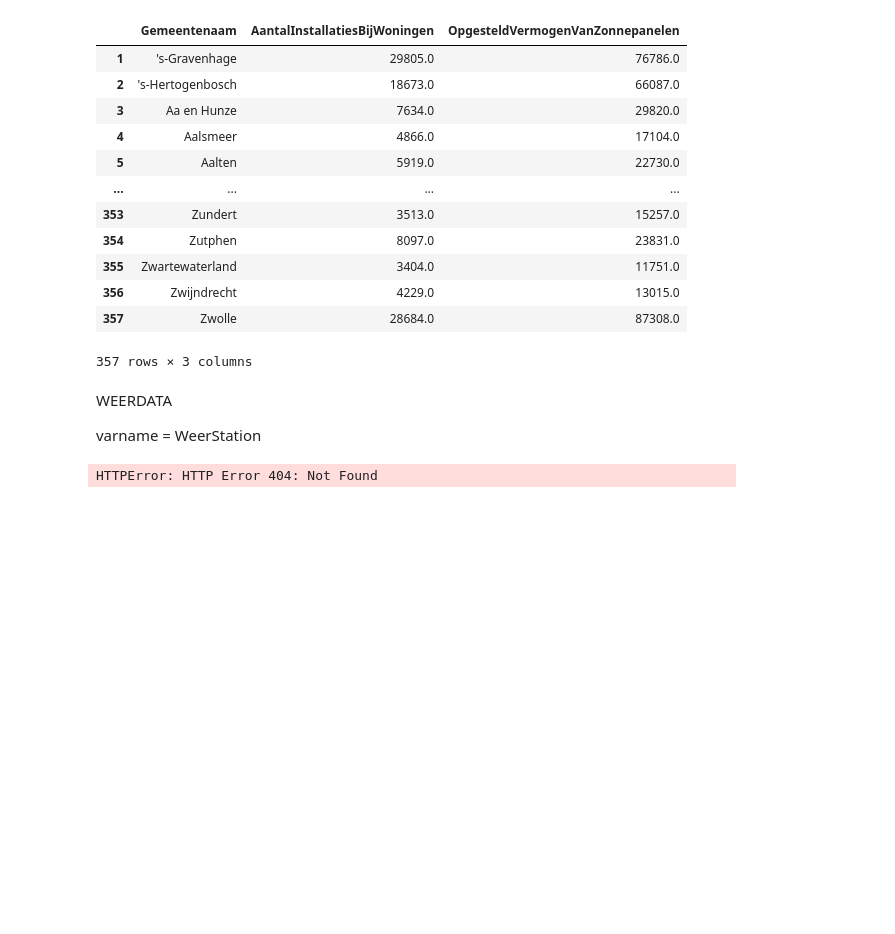
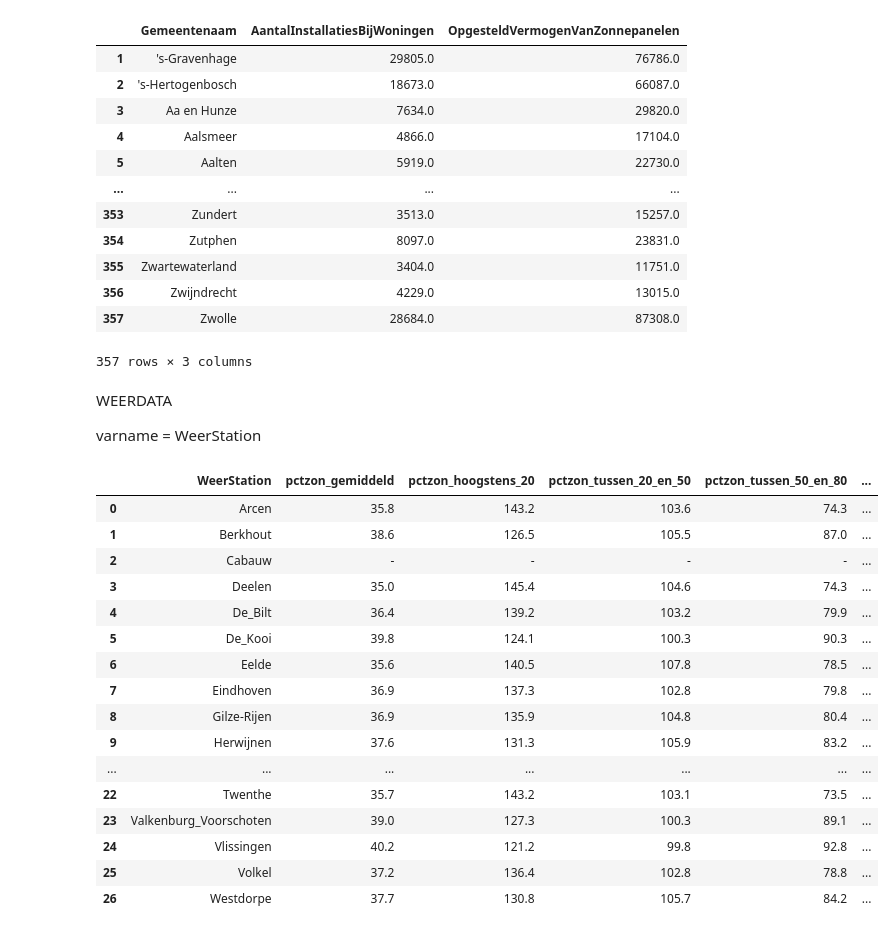
Before and after one commit to lucasnijder/2AMD20-group19, a Jupyter notebook: preprocessing.ipynb, the cells around one changed output. Saved outputs shown, nothing was run; the diff lists cells and outputs as text; code cells hidden in the pictures; blank space fills up the shorter version.

Commit message:
Finalised climate data

```diff
--- a/preprocessing.ipynb
+++ b/preprocessing.ipynb
@@ -254,23 +254,35 @@ for WS in WS_list:
     dfWeerStation = pd.read_csv(urlWeerStation, encoding= "unicode_escape", sep =",", comment='#', names=ColumnNames).set_index('metric')['jaar']
     dfTotaalWeerStations[WS[:-4]] = dfWeerStation
 
-#dfWeerStation['metric'] = dfWeerStation['metric'].map(lambda x: x.strip(" "))
-
-dfTotaalWeerStations.T
-
-# columnRenaming_WeerStation = {"pctzon":"test"}
-# columnsNecessary_WeerStation = ["pctzon_gemiddeld"]
-
-# preProcessed_WeerStation = dfSun.rename(columnRenaming_WeerStation, axis=1)
-# preProcessed_WeerStation = preProcessed_WeerStation[columnsNecessary_WeerStation]
-
-# grouped_preProcessed_sun = preProcessed_sun.groupby(["Gemeentenaam"])[["AantalInstallatiesBijWoningen", "OpgesteldVermogenVanZonnepanelen"]].sum().reset_index()
-# grouped_preProcessed_sun = grouped_preProcessed_sun[grouped_preProcessed_sun['Gemeentenaam'] != '                                        ']
-# grouped_preProcessed_sun['Gemeentenaam'] = grouped_preProcessed_sun['Gemeentenaam'].map(lambda x: x.strip(" "))
-
-# grouped_preProcessed_sun.to_csv('2_preprocessed_data/Sun.csv')
-# grouped_preProcessed_sun
-
-# preProcessed_WeerStation
+dfTotaalWeerStations = dfTotaalWeerStations.T
-# %% [output]
-HTTPError: HTTP Error 404: Not Found
+# %%
+
+dfTotaalWeerStations.columns = dfTotaalWeerStations.columns.map(lambda x: x.strip(" "))
+
+columnsNecessary_WeerStation = [col for col in dfTotaalWeerStations.columns if col.startswith('FXX') or col.startswith('pct') or col.startswith('FG')]
+columnsNecessary_WeerStation.append('TG_gemiddeld')
+
+preProcessed_TotaalWeerStation = dfTotaalWeerStations[columnsNecessary_WeerStation].reset_index()
+preProcessed_TotaalWeerStation = preProcessed_TotaalWeerStation.rename_axis(None, axis=1)
+preProcessed_TotaalWeerStation = preProcessed_TotaalWeerStation.rename({'index':'WeerStation'}, axis=1)
+
+preProcessed_TotaalWeerStation.to_csv('2_preprocessed_data/TotaalWeerStation.csv', index=False)
+preProcessed_TotaalWeerStation
+# %% [output]
+|  | WeerStation | pctzon_gemiddeld | pctzon_hoogstens_20 | pctzon_tussen_20_en_50 | pctzon_tussen_50_en_80 | ... |
+| 0 | Arcen | 35.8 | 143.2 | 103.6 | 74.3 | ... |
+| 1 | Berkhout | 38.6 | 126.5 | 105.5 | 87.0 | ... |
+| 2 | Cabauw | - | - | - | - | ... |
+| 3 | Deelen | 35.0 | 145.4 | 104.6 | 74.3 | ... |
+| 4 | De_Bilt | 36.4 | 139.2 | 103.2 | 79.9 | ... |
+| 5 | De_Kooi | 39.8 | 124.1 | 100.3 | 90.3 | ... |
+| 6 | Eelde | 35.6 | 140.5 | 107.8 | 78.5 | ... |
+| 7 | Eindhoven | 36.9 | 137.3 | 102.8 | 79.8 | ... |
+| 8 | Gilze-Rijen | 36.9 | 135.9 | 104.8 | 80.4 | ... |
+| 9 | Herwijnen | 37.6 | 131.3 | 105.9 | 83.2 | ... |
+| ... | ... | ... | ... | ... | ... | ... |
+| 22 | Twenthe | 35.7 | 143.2 | 103.1 | 73.5 | ... |
+| 23 | Valkenburg_Voorschoten | 39.0 | 127.3 | 100.3 | 89.1 | ... |
+| 24 | Vlissingen | 40.2 | 121.2 | 99.8 | 92.8 | ... |
+| 25 | Volkel | 37.2 | 136.4 | 102.8 | 78.8 | ... |
+| 26 | Westdorpe | 37.7 | 130.8 | 105.7 | 84.2 | ... |
```
Also changed, not shown: parts of 7 cells of this notebook, 9 other files.
